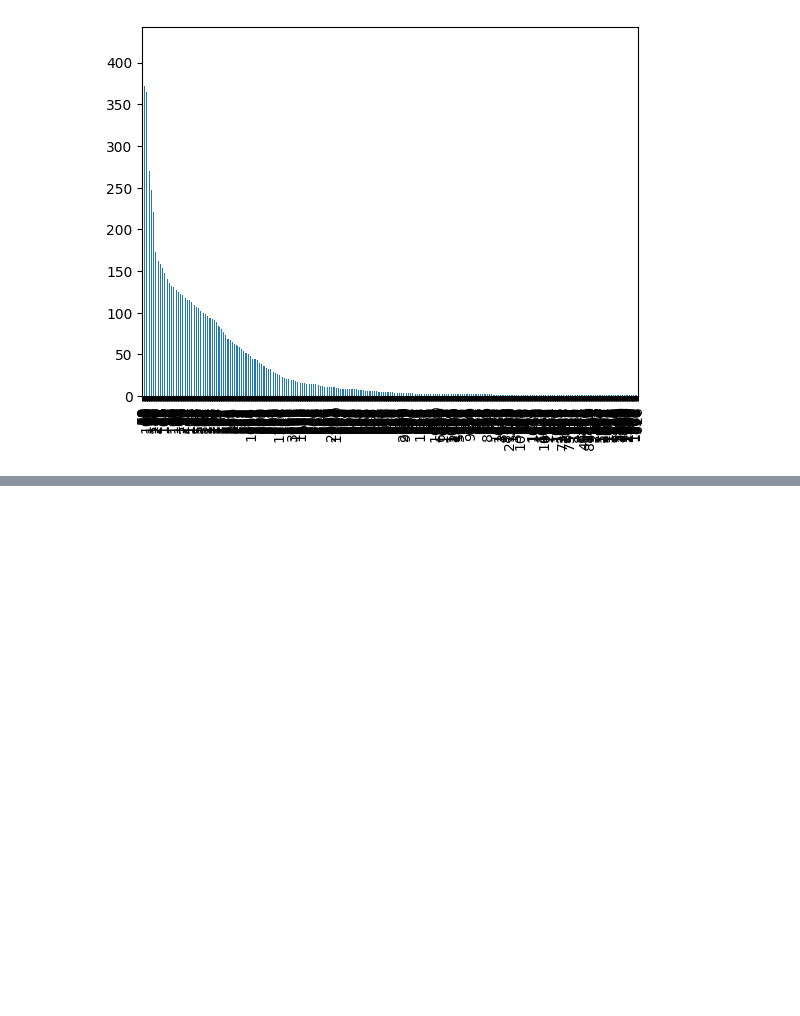
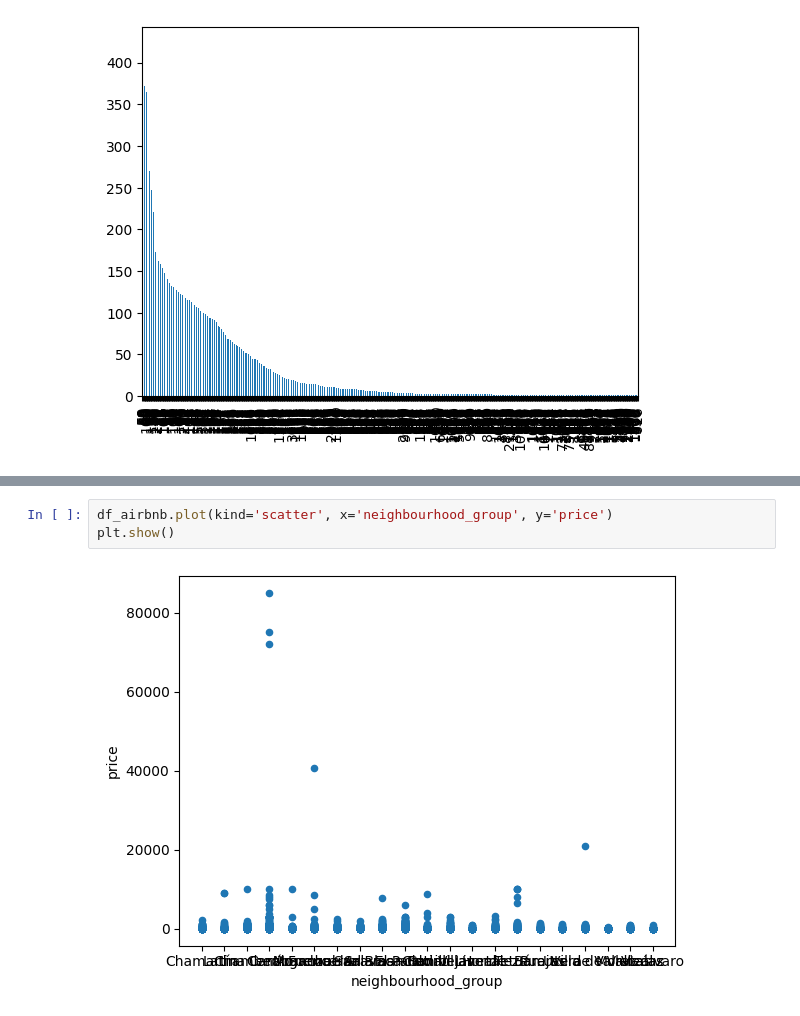
Before and after one commit to Monalaihoi/Training, a Jupyter notebook: airbnb_data2023.ipynb, the cells around one changed output, grey strips where cells are left out. Drawn from its saved outputs; the diff is of its cells as text; blank space fills up the shorter version.

```diff
--- a/airbnb_data2023.ipynb
+++ b/airbnb_data2023.ipynb
@@ -212,0 +253,5 @@ plt.show()
+# %%
+df_airbnb.plot(kind='scatter', x='neighbourhood_group', y='price')
+plt.show()
+# %% [output]
+[figure, added]
```
Also changed, not shown: parts of 16 cells of this notebook.
